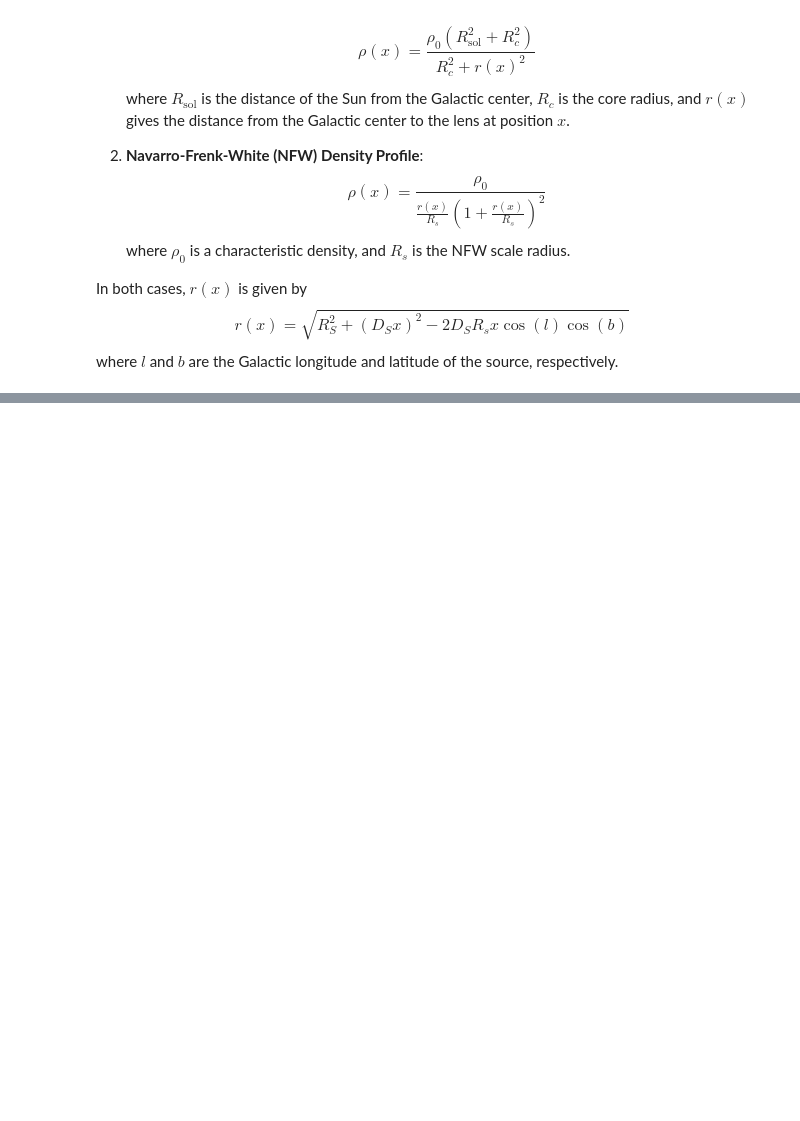
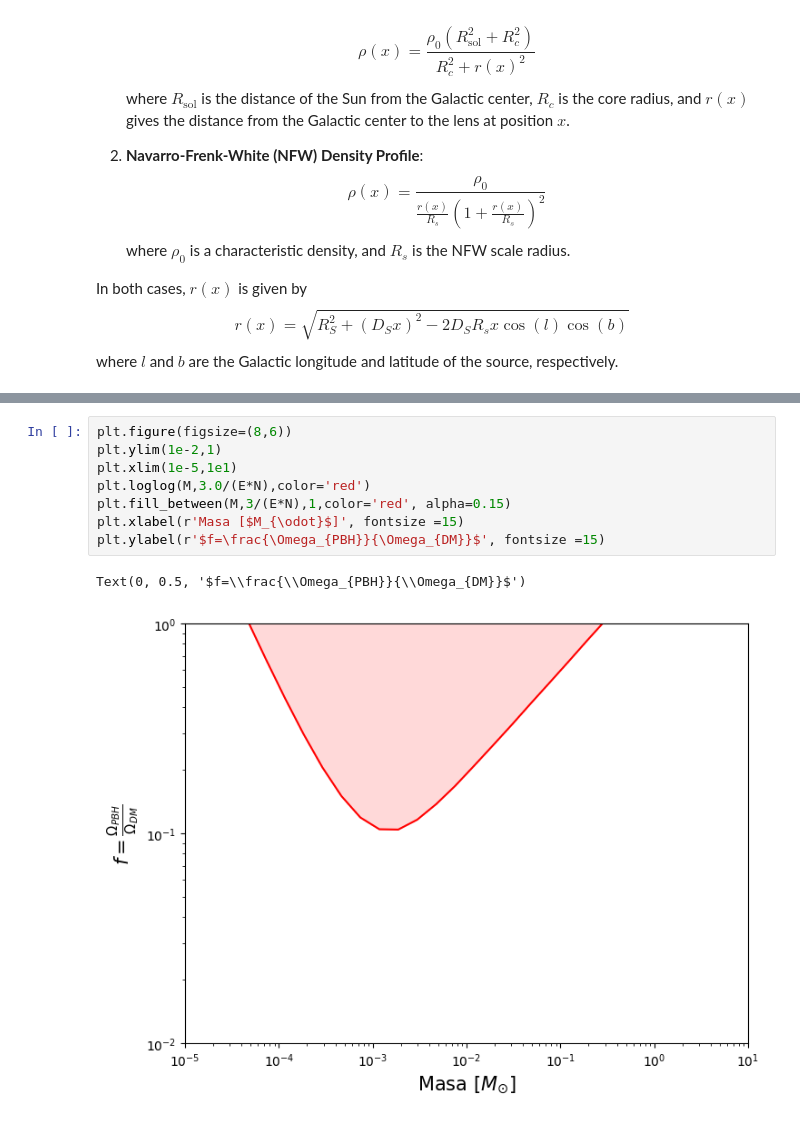
Before and after one commit to anibal-art/Lentes_gravitacionales, a Jupyter notebook: Lista_4.ipynb, the cells around one changed output, grey strips where cells are left out. Cells and saved outputs as stored; diff of their text form; blank space fills up the shorter version.

```diff
--- a/Lista_4.ipynb
+++ b/Lista_4.ipynb
@@ -126,0 +324,11 @@ Integrated Optical Depth (Navarro Frenk White): 3.943342232943051e-07
+# %%
+plt.figure(figsize=(8,6))
+plt.ylim(1e-2,1)
+plt.xlim(1e-5,1e1)
+plt.loglog(M,3.0/(E*N),color='red')
+plt.fill_between(M,3/(E*N),1,color='red', alpha=0.15)
+plt.xlabel(r'Masa [$M_{\odot}$]', fontsize =15)
+plt.ylabel(r'$f=\frac{\Omega_{PBH}}{\Omega_{DM}}$', fontsize =15)
+# %% [output]
+Text(0, 0.5, '$f=\\frac{\\Omega_{PBH}}{\\Omega_{DM}}$')
+[figure, added]
```
Also changed, not shown: parts of 13 cells of this notebook, 1 other file.
